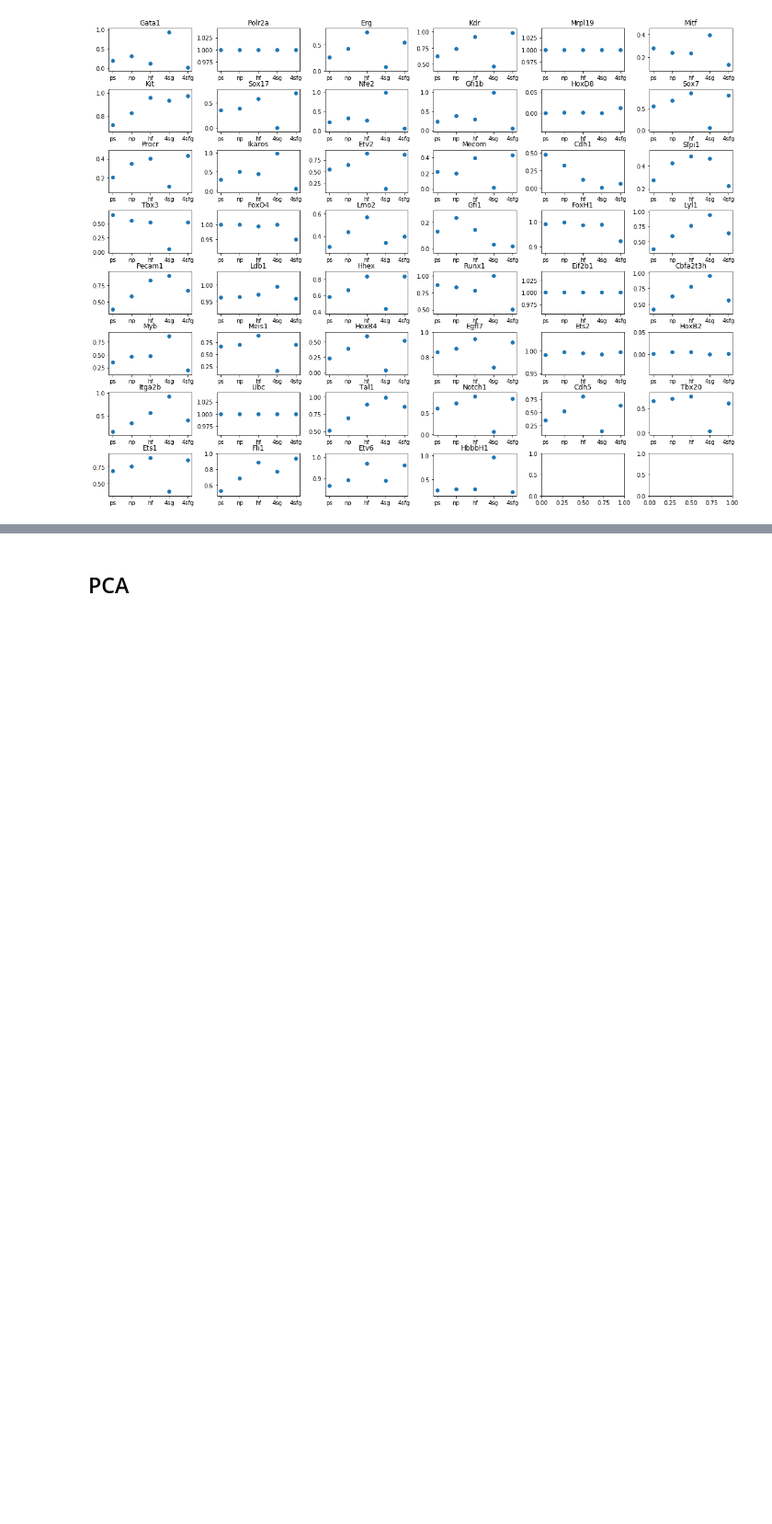
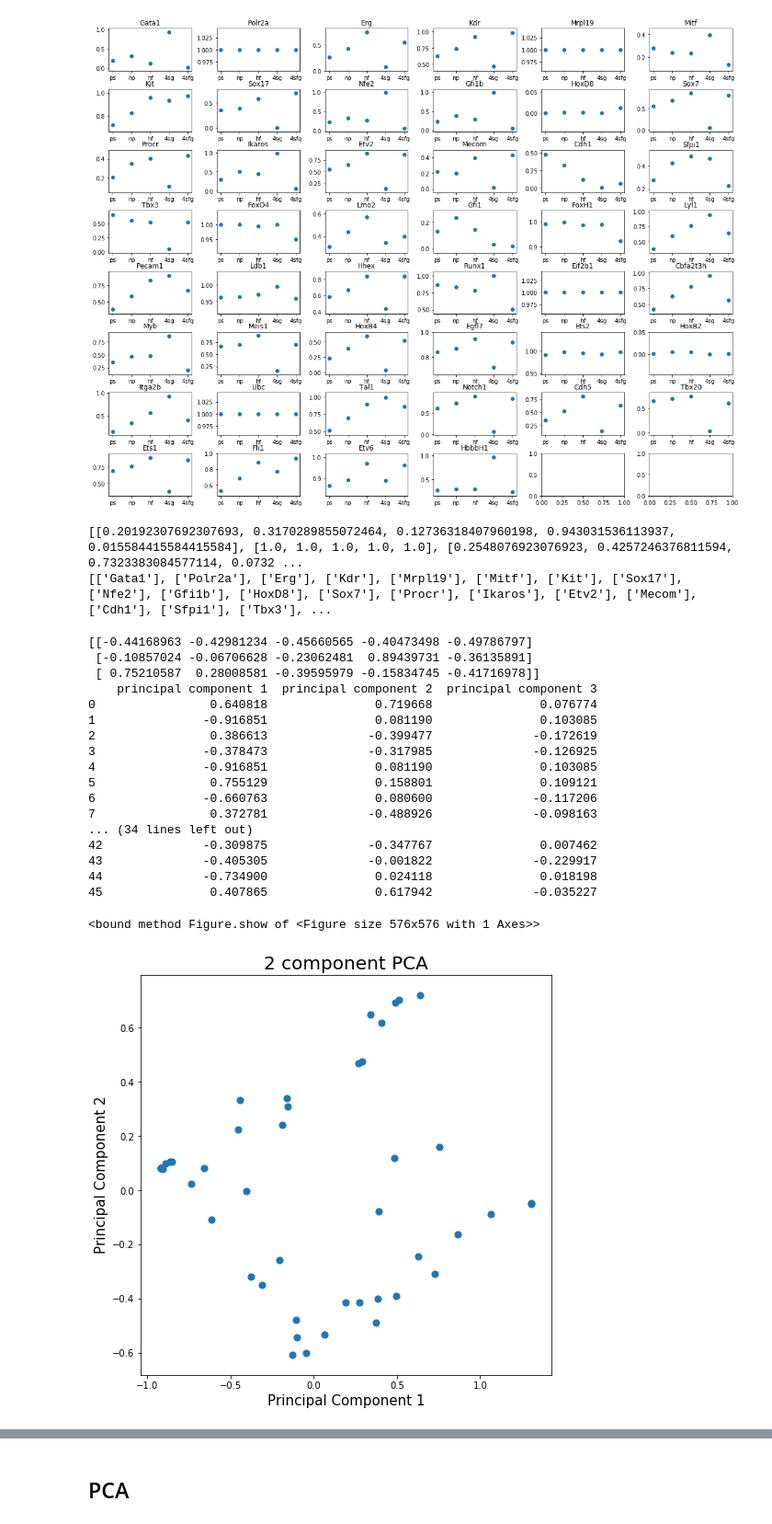
Before and after one commit to chopper6/RESYS-3-, a Jupyter notebook: Preliminary/Untitled.ipynb, the cells around one changed output, grey strips where cells are left out. Shown at 92% size. Drawn from its saved outputs; the diff is of its cells as text; code cells hidden in the pictures; blank space fills up the shorter version.

```diff
--- a/Preliminary/Untitled.ipynb
+++ b/Preliminary/Untitled.ipynb
@@ -103,3 +103,54 @@ f.show
 # %% [output]
 <bound method Figure.show of <Figure size 1152x864 with 48 Axes>>
 [figure]
+# %%
+l = []
+m = []
+for k,v in d.items():
+    l.append([v["ps"],v["np"],v["hf"],v["4SG"],v["4SFG"]])
+    m.append([k])
+# %% [output]
+[[0.20192307692307693, 0.3170289855072464, 0.12736318407960198, 0.943031536113937, 0.015584415584415584], [1.0, 1.0, 1.0, 1.0, 1.0], [0.2548076923076923, 0.4257246376811594, 0.7323383084577114, 0.0732 ...
+[['Gata1'], ['Polr2a'], ['Erg'], ['Kdr'], ['Mrpl19'], ['Mitf'], ['Kit'], ['Sox17'], ['Nfe2'], ['Gfi1b'], ['HoxD8'], ['Sox7'], ['Procr'], ['Ikaros'], ['Etv2'], ['Mecom'], ['Cdh1'], ['Sfpi1'], ['Tbx3'], ...
+# %%
+from sklearn.decomposition import PCA
+pca = PCA(n_components=3)
+
+
+principalComponents = pca.fit_transform(l)
+
+print(pca.components_)
+
+principalDf = pd.DataFrame(data = principalComponents
+             , columns = ['principal component 1', 'principal component 2', 'principal component 3'])
+print(principalDf)
+
+fig = plt.figure(figsize = (8,8))
+ax = fig.add_subplot(1,1,1)
+ax.set_xlabel('Principal Component 1', fontsize = 15)
+ax.set_ylabel('Principal Component 2', fontsize = 15)
+ax.set_title('2 component PCA', fontsize = 20)
+ax.scatter(principalDf['principal component 1']
+           , principalDf['principal component 2']
+           , s = 50)
+fig.show
+# %% [output]
+[[-0.44168963 -0.42981234 -0.45660565 -0.40473498 -0.49786797]
+ [-0.10857024 -0.06706628 -0.23062481  0.89439731 -0.36135891]
+ [ 0.75210587  0.28008581 -0.39595979 -0.15834745 -0.41716978]]
+    principal component 1  principal component 2  principal component 3
+0                0.640818               0.719668               0.076774
+1               -0.916851               0.081190               0.103085
+2                0.386613              -0.399477              -0.172619
+3               -0.378473              -0.317985              -0.126925
+4               -0.916851               0.081190               0.103085
+5                0.755129               0.158801               0.109121
+6               -0.660763               0.080600              -0.117206
+7                0.372781              -0.488926              -0.098163
+... (34 lines left out)
+42              -0.309875              -0.347767               0.007462
+43              -0.405305              -0.001822              -0.229917
+44              -0.734900               0.024118               0.018198
+45               0.407865               0.617942              -0.035227
+<bound method Figure.show of <Figure size 576x576 with 1 Axes>>
+[figure, added]
```
Also changed, not shown: parts of 6 cells of this notebook, 13 other files.
